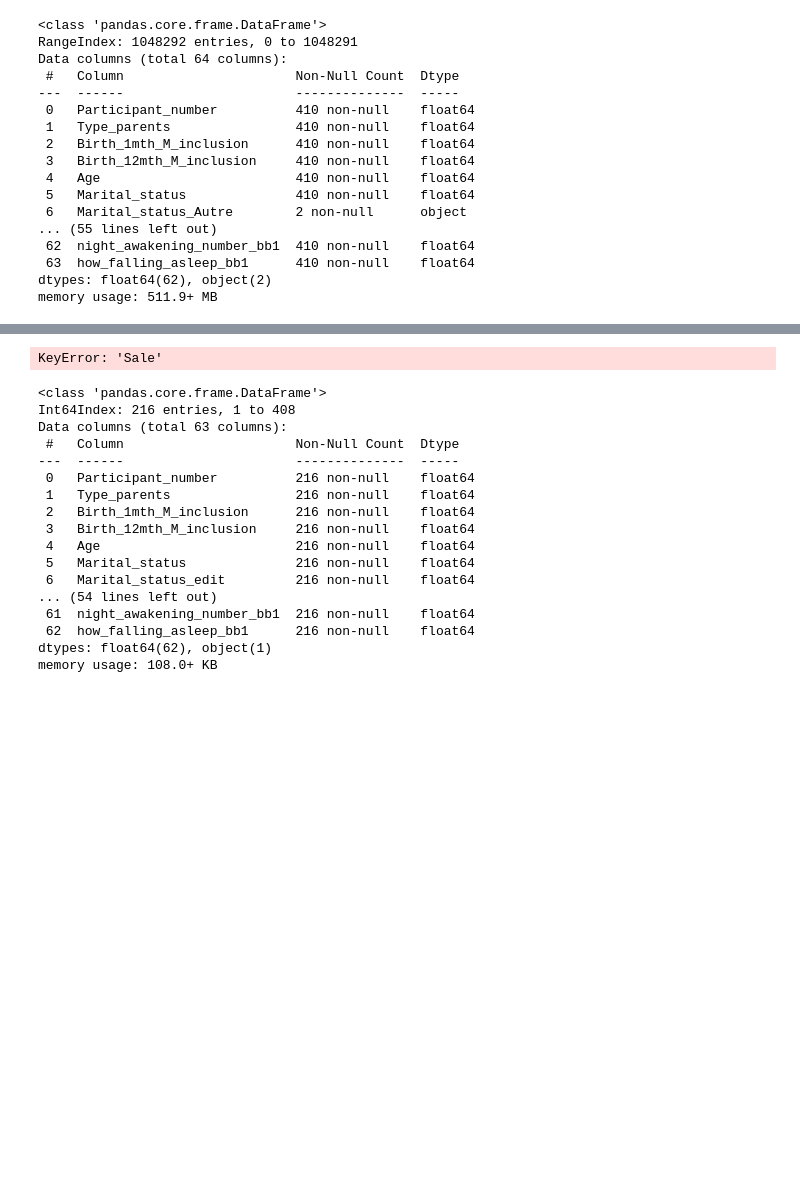
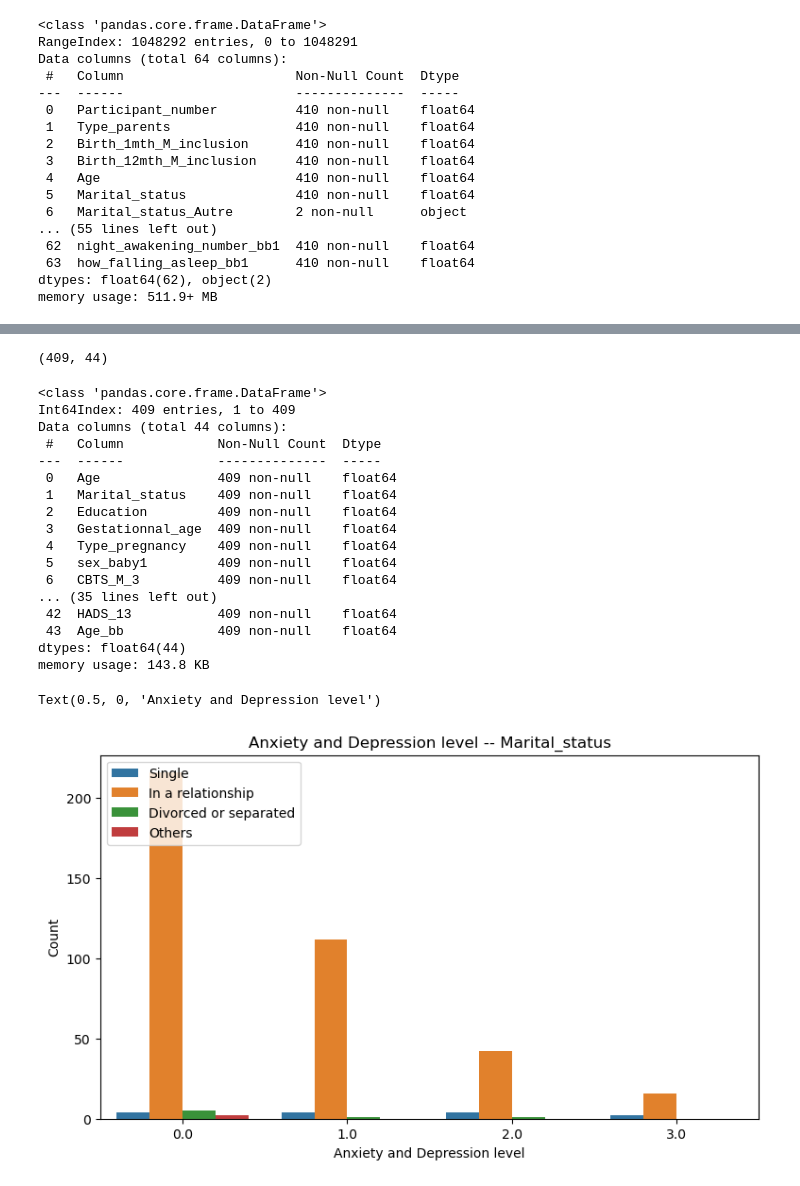
Before and after one commit to Hasibull/maternal-health-monitoring-ML, a Jupyter notebook: Src/postpartum_EDA.ipynb, the cells around one changed output, grey strips where cells are left out. Drawn from its saved outputs; the diff is of its cells as text; code cells hidden in the pictures; blank space fills up the shorter version.

Commit message:
Adding figures and methodology

```diff
--- a/Src/postpartum_EDA.ipynb
+++ b/Src/postpartum_EDA.ipynb
@@ -45,4 +49,11 @@ dtypes: float64(62), object(2)
 memory usage: 511.9+ MB
 # %%
 postpartum_df = postpartum_df.loc[1:410, :]
-postpartum_df = postpartum_df.drop(["Marital_status_Autre"], axis=1)
+postpartum_df = postpartum_df.drop(['Participant_number', 'Type_parents', 'Birth_1mth_M_inclusion',
+       'Birth_12mth_M_inclusion', 'Marital_status_Autre', 'Marital_status_edit',
+       'Child_survey_participation',
+       'IBQ_R_VSF_3_bb1', 'IBQ_R_VSF_4_bb1', 'IBQ_R_VSF_9_bb1',
+       'IBQ_R_VSF_10_bb1', 'IBQ_R_VSF_16_bb1', 'IBQ_R_VSF_17_bb1',
+       'IBQ_R_VSF_28_bb1', 'IBQ_R_VSF_29_bb1', 'IBQ_R_VSF_32_bb1',
+       'IBQ_R_VSF_33_bb1', 'Sleep_night_duration_bb1',
+       'night_awakening_number_bb1', 'how_falling_asleep_bb1'], axis=1)
@@ -77,25 +96,52 @@ Index(['Participant_number', 'Type_parents', 'Birth_1mth_M_inclusion',
       dtype='object')
+# %%
+features = postpartum_df.columns
+features = list(features)
+features.remove('HADS_13')
+features.remove('Marital_status')
+features.remove('Type_pregnancy')
+features.remove('Gestationnal_age')
+features.remove('sex_baby1')
+
+for feature in features:
+    postpartum_df[feature].fillna(int(postpartum_df[feature].mean()), inplace=True)
 # %%
-postpartum_df['Sale'].fillna(int(postpartum_df['Sale'].mean()), inplace=True)
+postpartum_df.dropna(inplace=True)
-# %% [output]
-KeyError: 'Sale'
+# %%
+postpartum_df.shape
+# %% [output]
+(409, 44)
 # %%
 postpartum_df.info()
 # %% [output]
 <class 'pandas.core.frame.DataFrame'>
-Int64Index: 216 entries, 1 to 408
-Data columns (total 63 columns):
- #   Column                      Non-Null Count  Dtype
----  ------                      --------------  -----
- 0   Participant_number          216 non-null    float64
- 1   Type_parents                216 non-null    float64
- 2   Birth_1mth_M_inclusion      216 non-null    float64
- 3   Birth_12mth_M_inclusion     216 non-null    float64
- 4   Age                         216 non-null    float64
- 5   Marital_status              216 non-null    float64
- 6   Marital_status_edit         216 non-null    float64
-... (54 lines left out)
- 61  night_awakening_number_bb1  216 non-null    float64
- 62  how_falling_asleep_bb1      216 non-null    float64
-dtypes: float64(62), object(1)
-memory usage: 108.0+ KB
+Int64Index: 409 entries, 1 to 409
+Data columns (total 44 columns):
+ #   Column            Non-Null Count  Dtype
+---  ------            --------------  -----
+ 0   Age               409 non-null    float64
+ 1   Marital_status    409 non-null    float64
+ 2   Education         409 non-null    float64
+ 3   Gestationnal_age  409 non-null    float64
+ 4   Type_pregnancy    409 non-null    float64
+ 5   sex_baby1         409 non-null    float64
+ 6   CBTS_M_3          409 non-null    float64
+... (35 lines left out)
+ 42  HADS_13           409 non-null    float64
+ 43  Age_bb            409 non-null    float64
+dtypes: float64(44)
+memory usage: 143.8 KB
+# %%
+df_maritalStatus = postpartum_df.groupby(["Marital_status","HADS_13"]).size().reset_index(name = "Count")
+plt.figure(figsize = (9,5))
+sns.barplot(x = "HADS_13",y="Count", hue = "Marital_status", data = df_maritalStatus)
+L=plt.legend()
+L.get_texts()[0].set_text('Single')
+L.get_texts()[1].set_text('In a relationship')
+L.get_texts()[2].set_text('Divorced or separated')
+L.get_texts()[3].set_text('Others')
+plt.title("Anxiety and Depression level -- Marital_status")
+plt.xlabel("Anxiety and Depression level")
+# %% [output]
+Text(0.5, 0, 'Anxiety and Depression level')
+[figure, added]
```
Also changed, not shown: parts of 11 cells of this notebook, 8 other files.
